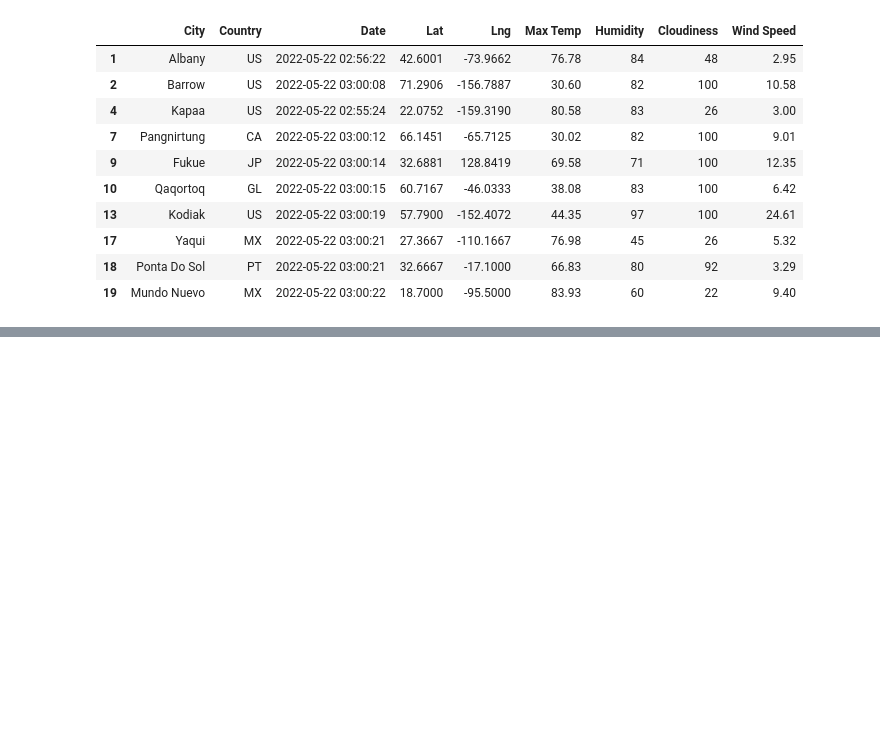
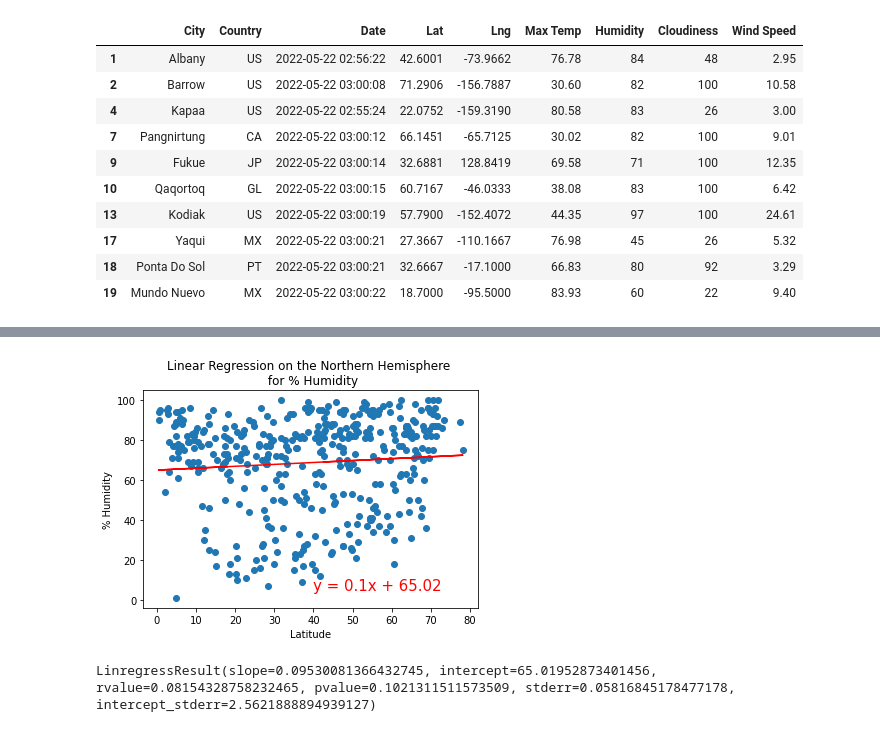
Before and after one commit to RuchitaAg/World_Weather_Analysis, a Jupyter notebook: WeatherPy.ipynb, the cells around one changed output, grey strips where cells are left out. Saved outputs shown, nothing was run; the diff lists cells and outputs as text; code cells hidden in the pictures; blank space fills up the shorter version.

```diff
--- a/WeatherPy.ipynb
+++ b/WeatherPy.ipynb
@@ -438,3 +438,14 @@ plt.show()
+# %%
+# Linear regression on the Northern Hemisphere
+x_values = northern_hemi_df["Lat"]
+y_values = northern_hemi_df["Humidity"]
+# Call the function.
+plot_linear_regression(x_values, y_values,
+                       'Linear Regression on the Northern Hemisphere \n for % Humidity', '% Humidity',(40,5))
+linregress(x_values, y_values)
+# %% [output]
+[figure, added]
+LinregressResult(slope=0.09530081366432745, intercept=65.01952873401456, rvalue=0.08154328758232465, pvalue=0.1021311511573509, stderr=0.05816845178477178, intercept_stderr=2.5621888894939127)
 # %%
 # Linear regression on the Southern Hemisphere
 x_values = southern_hemi_df["Lat"]
```
Also changed, not shown: parts of 13 cells of this notebook.
